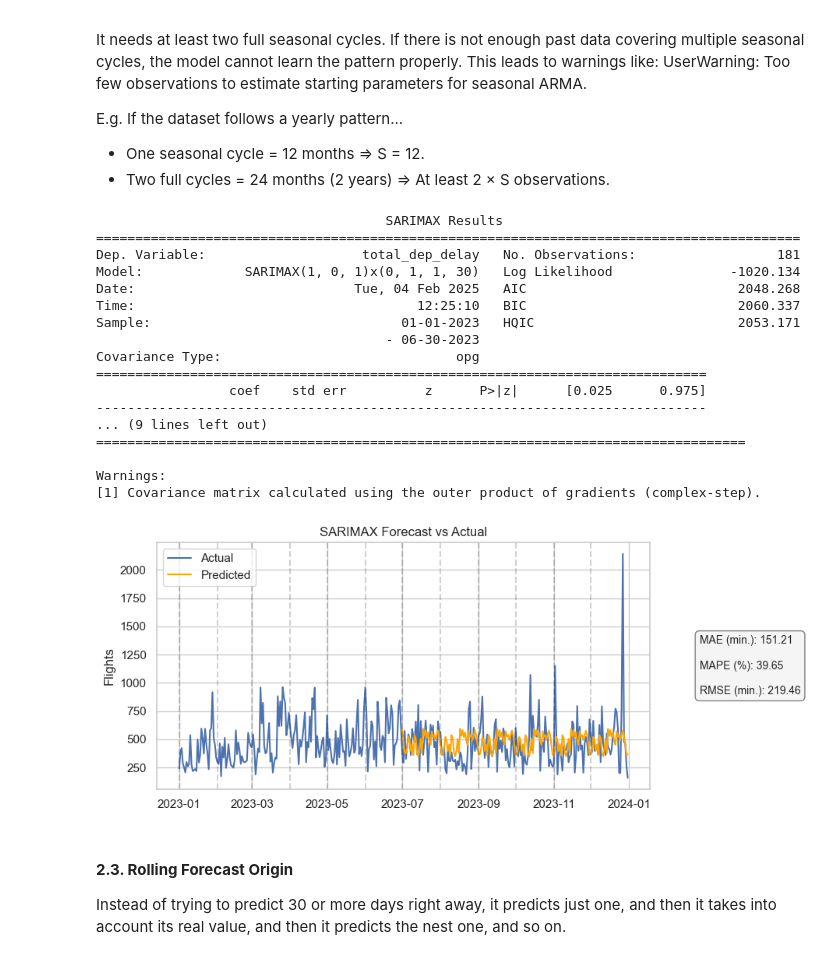
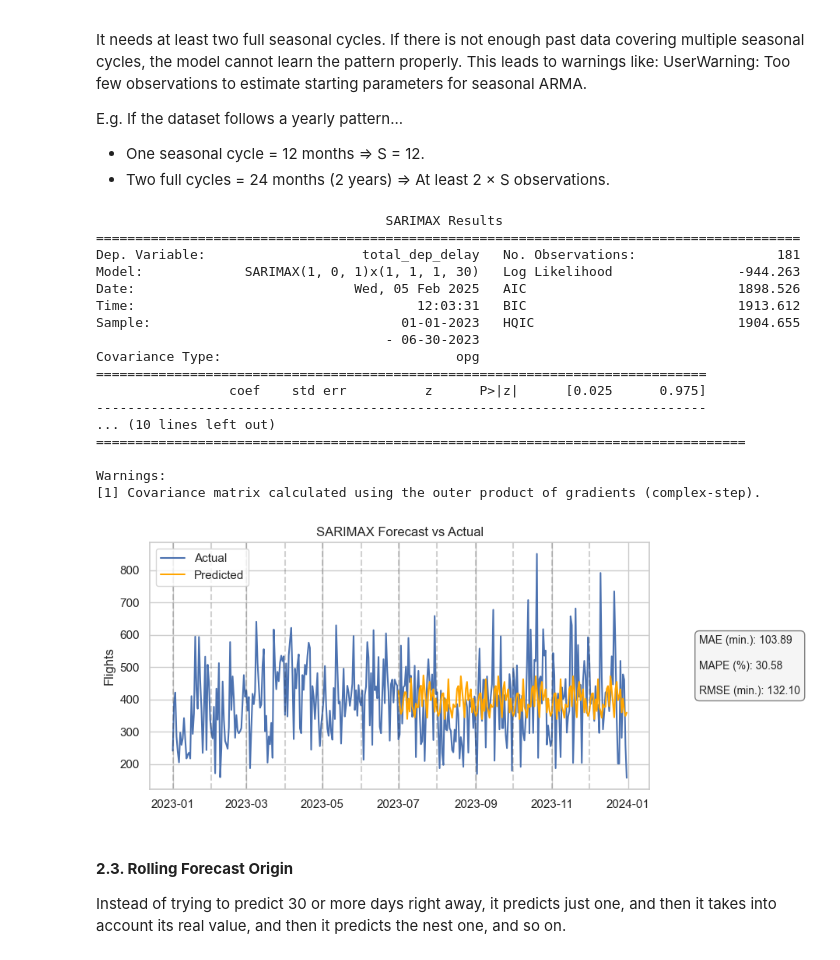
Before and after one commit to DT-Service-Consulting/avstats, a Jupyter notebook: avstats/AvStats_ML.ipynb, the cells around one changed output. Cells and saved outputs as stored; diff of their text form; code cells hidden in the pictures.

```diff
--- a/avstats/AvStats_ML.ipynb
+++ b/avstats/AvStats_ML.ipynb
@@ -347,7 +344,7 @@ test_end = datetime(2023, 12, 31)
 start_date = datetime(2023, 1, 1)
 end_date = datetime(2023, 12, 31)
 
-arima_analysis = TimeSeriesAnalysis(df_BRU_MAD, start_date, end_date, train_end, test_end, column='total_dep_delay')
+arima_analysis = TimeSeriesAnalysis(df_BRU_MAD_daily, start_date, end_date, train_end, test_end, column='total_dep_delay')
 differenced_data, is_stationary = arima_analysis.check_stationarity()
 
 if is_stationary:
@@ -403,7 +400,7 @@ PACF Plot: This plot shows the partial correlation of the series with its lags,
 * d=0, it means no differencing has been applied to the data, and therefore the original data is considered stationary.
 * Even if the data is stationary based on the ADF test, some residual trend could still cause problems for the AR and MA parameter estimation when d=0.
 # %%
-arima_model, arima_test_data, arima_predictions, arima_residuals, arima_metrics = arima_analysis.arima_sarimax_forecast(order=(3, 1, 5)) #3, 1, 3 or 2, 1, 3
+arima_model, arima_test_data, arima_predictions, arima_residuals, arima_metrics = arima_analysis.arima_sarimax_forecast(order=(3, 1, 4)) #3, 1, 3 or 2, 1, 3
 
 # Store results
 evaluation_results.append({"Model": "ARIMA", **arima_metrics})
@@ -452,29 +449,29 @@ E.g. If the dataset follows a yearly pattern...
 - One seasonal cycle = 12 months            => S = 12.
 - Two full cycles = 24 months (2 years)     => At least 2 × S observations.
 # %%
-sarimax_model, sarimax_test_data, sarimax_predictions, sarimax_residuals, sarimax_metrics = arima_analysis.arima_sarimax_forecast(order=(1, 0, 1), seasonal_order=(0, 1, 1, 30))
+sarimax_model, sarimax_test_data, sarimax_predictions, sarimax_residuals, sarimax_metrics = arima_analysis.arima_sarimax_forecast(order=(1, 0, 1), seasonal_order=(1, 1, 1, 30))
 
 # Store results
 evaluation_results.append({"Model": "SARIMAX", **sarimax_metrics})
 # %% [output]
                                      SARIMAX Results
 ==========================================================================================
 Dep. Variable:                    total_dep_delay   No. Observations:                  181
-Model:             SARIMAX(1, 0, 1)x(0, 1, 1, 30)   Log Likelihood               -1020.134
-Date:                            Tue, 04 Feb 2025   AIC                           2048.268
-Time:                                    12:25:10   BIC                           2060.337
-Sample:                                01-01-2023   HQIC                          2053.171
+Model:             SARIMAX(1, 0, 1)x(1, 1, 1, 30)   Log Likelihood                -944.263
+Date:                            Wed, 05 Feb 2025   AIC                           1898.526
+Time:                                    12:03:31   BIC                           1913.612
+Sample:                                01-01-2023   HQIC                          1904.655
                                      - 06-30-2023
 Covariance Type:                              opg
 ==============================================================================
                  coef    std err          z      P>|z|      [0.025      0.975]
 ------------------------------------------------------------------------------
-... (9 lines left out)
+... (10 lines left out)
 ===================================================================================
 
 Warnings:
 [1] Covariance matrix calculated using the outer product of gradients (complex-step).
-[figure, old version]
+[figure, new version]
 # %% [markdown]
 #### **2.3. Rolling Forecast Origin**
 Instead of trying to predict 30 or more days right away, it predicts just one, and then it takes into account its real value, and then it predicts the nest one, and so on.
```
Also changed, not shown: parts of 14 cells of this notebook, 4 other files.
